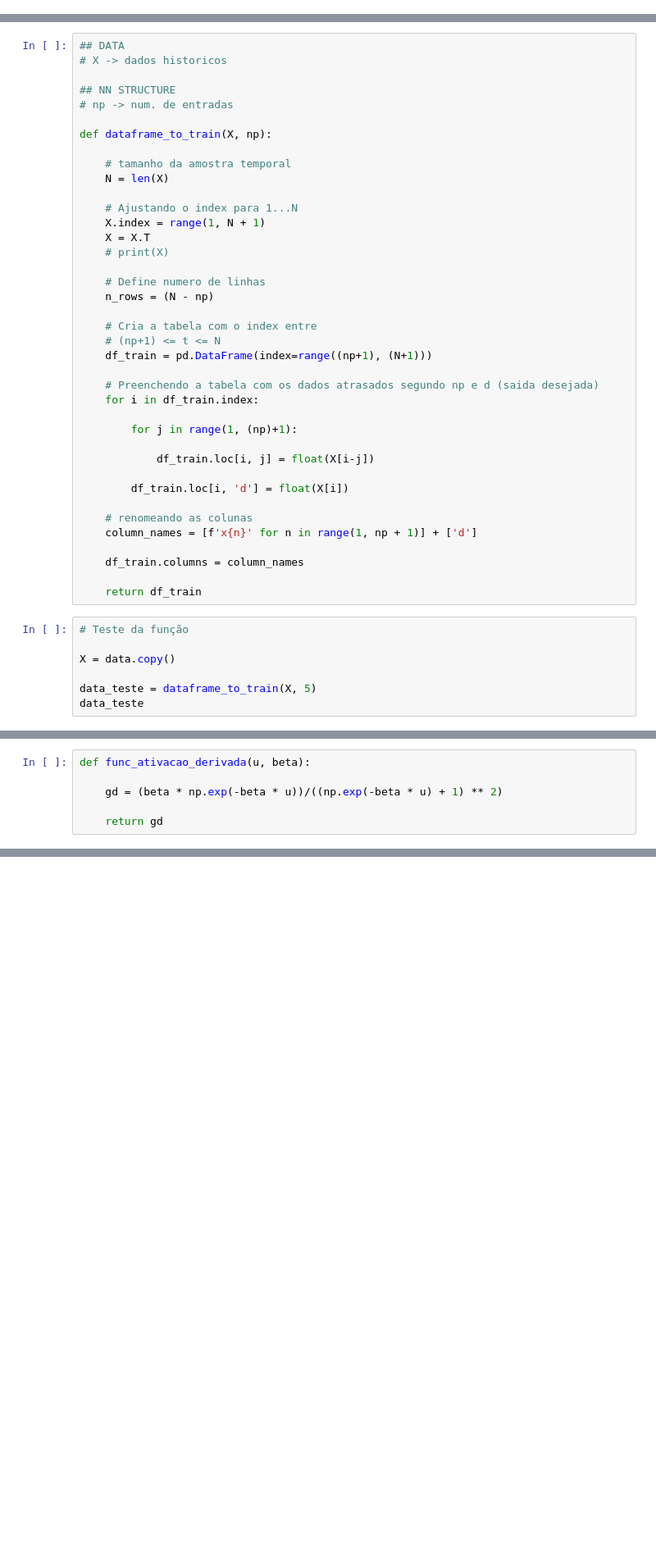
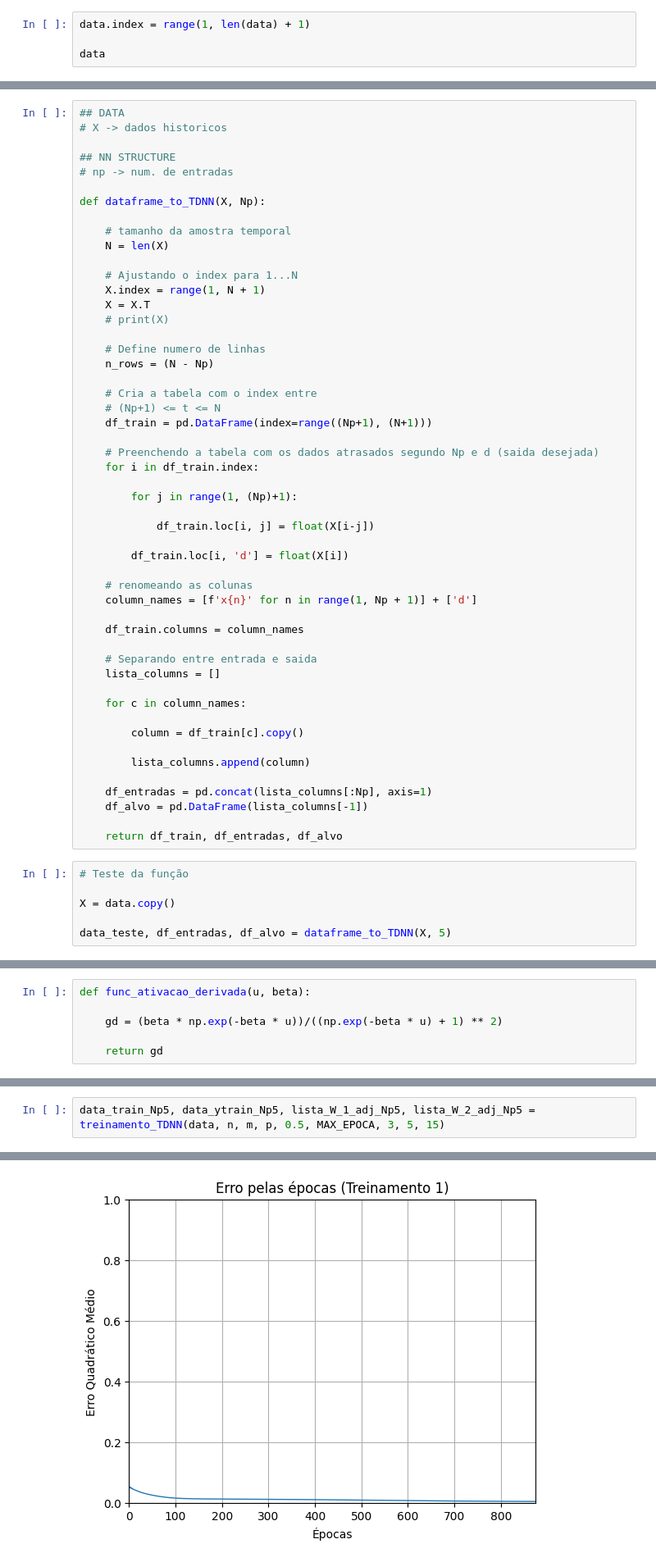
Before and after one commit to matthewz5/exercicios_praticos_RedesNeuraisArtificiais, a Jupyter notebook: Projeto_5.10_TDNN_wMomentum/Projeto_5.10_TDNN_wMomentum.ipynb, the cells around one changed output, grey strips where cells are left out. Shown at 82% size. Saved outputs shown, nothing was run; the diff lists cells and outputs as text; blank space fills up the shorter version.

Commit message:
Treinamento e teste da TDNN

```diff
--- a/Projeto_5.10_TDNN_wMomentum/Projeto_5.10_TDNN_wMomentum.ipynb
+++ b/Projeto_5.10_TDNN_wMomentum/Projeto_5.10_TDNN_wMomentum.ipynb
@@ -44,0 +29,4 @@ data
+# %%
+data.index = range(1, len(data) + 1)
+
+data
@@ -72,7 +75,7 @@ Já normalizado
 ## NN STRUCTURE
 # np -> num. de entradas
 
-def dataframe_to_train(X, np):
+def dataframe_to_TDNN(X, Np):
 
     # tamanho da amostra temporal
     N = len(X)
@@ -83,31 +86,42 @@ def dataframe_to_train(X, np):
     # print(X)
 
     # Define numero de linhas
-    n_rows = (N - np)
+    n_rows = (N - Np)
 
     # Cria a tabela com o index entre
-    # (np+1) <= t <= N
-    df_train = pd.DataFrame(index=range((np+1), (N+1)))
+    # (Np+1) <= t <= N
+    df_train = pd.DataFrame(index=range((Np+1), (N+1)))
 
-    # Preenchendo a tabela com os dados atrasados segundo np e d (saida desejada)
+    # Preenchendo a tabela com os dados atrasados segundo Np e d (saida desejada)
     for i in df_train.index:
 
-        for j in range(1, (np)+1):
+        for j in range(1, (Np)+1):
 
             df_train.loc[i, j] = float(X[i-j])
 
         df_train.loc[i, 'd'] = float(X[i])
 
     # renomeando as colunas
-    column_names = [f'x{n}' for n in range(1, np + 1)] + ['d']
+    column_names = [f'x{n}' for n in range(1, Np + 1)] + ['d']
 
     df_train.columns = column_names
 
-    return df_train
+    # Separando entre entrada e saida
+    lista_columns = []
+
+    for c in column_names:
+
+        column = df_train[c].copy()
+
+        lista_columns.append(column)
+
+    df_entradas = pd.concat(lista_columns[:Np], axis=1)
+    df_alvo = pd.DataFrame(lista_columns[-1])
+
+    return df_train, df_entradas, df_alvo
 # %%
 # Teste da função
 
 X = data.copy()
 
-data_teste = dataframe_to_train(X, 5)
-data_teste
+data_teste, df_entradas, df_alvo = dataframe_to_TDNN(X, 5)
@@ -548,0 +441,3 @@ Precisão de 100% !
+# %%
+data_train_Np5, data_ytrain_Np5, lista_W_1_adj_Np5, lista_W_2_adj_Np5 = treinamento_TDNN(data, n, m, p, 0.5, MAX_EPOCA, 3, 5, 15)
+# %% [output]
@@ -548,0 +449 @@ Precisão de 100% !
+[figure, added]
```
Also changed, not shown: parts of 58 cells of this notebook, 37 other files.
